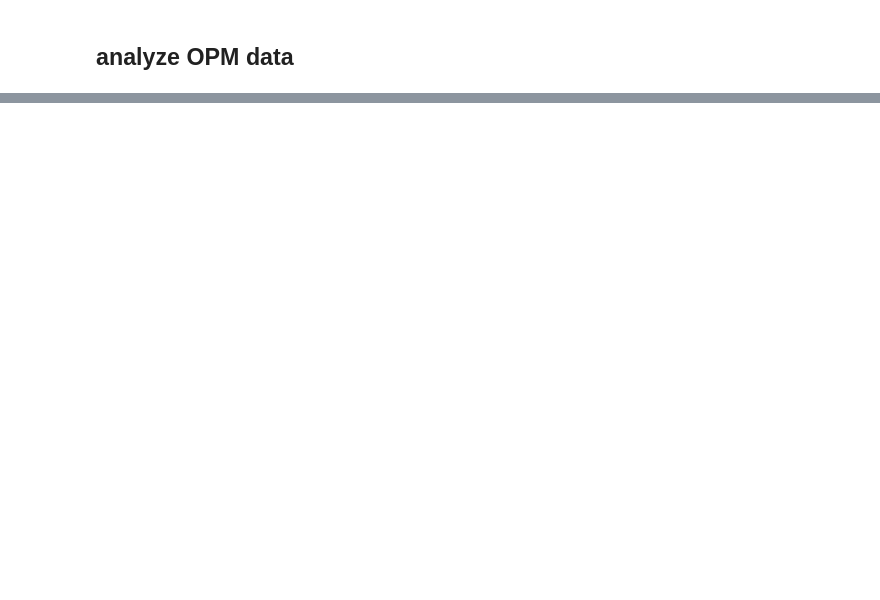
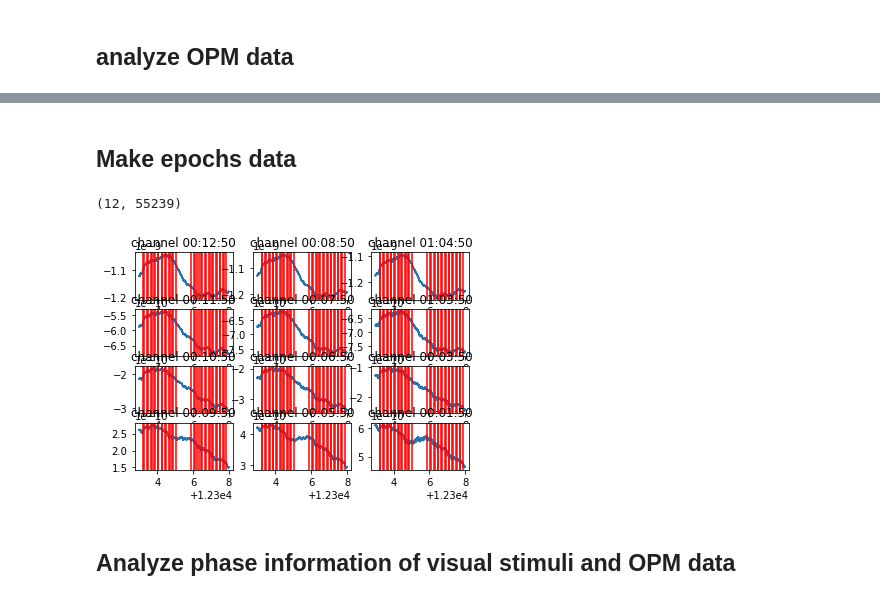
Before and after one commit to Vincentvjj/opm_tacs_flicker, a Jupyter notebook: analysis/analysis.ipynb, the cells around one changed output, grey strips where cells are left out. Cells and saved outputs as stored; diff of their text form; code cells hidden in the pictures; blank space fills up the shorter version.

```diff
--- a/analysis/analysis.ipynb
+++ b/analysis/analysis.ipynb
@@ -133,0 +188,32 @@ plt.plot(time_stamps[:3000], raw_arr[2, :3000])
+# %% [markdown]
+## Make epochs data
+# %%
+%matplotlib inline
+## Plot time-series primary channels
+raw_arr = raw[:][0]
+print(raw_arr.shape)
+
+start = 0
+end = 5000
+
+markers_line = adc_diode_markers[start:end].astype(bool)
+marker_ts = time_stamps[start:end][markers_line]
+
+plt.figure()
+for i in range(raw_arr.shape[0]):
+    plt.subplot(4,3,i+1)
+    plt.title('channel ' + raw.ch_names[i])
+    plt.plot(time_stamps[start:end], raw_arr[i, start:end])
+    adc_diode_markers
+    for ts in marker_ts:
+        # print(time_stamps[j])
+        plt.axvline(x=ts, c="red")
+
+
+## make epochs
+# get the markers sent from pygame
+# %% [output]
+(12, 55239)
+[figure, added]
+# %% [markdown]
+## Analyze phase information of visual stimuli and OPM data
```
Also changed, not shown: parts of 11 cells of this notebook, 3 other files.
